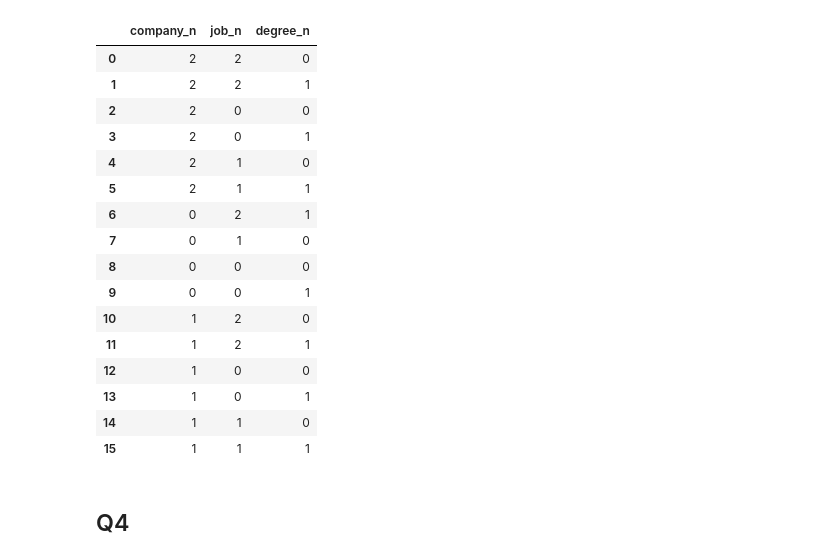
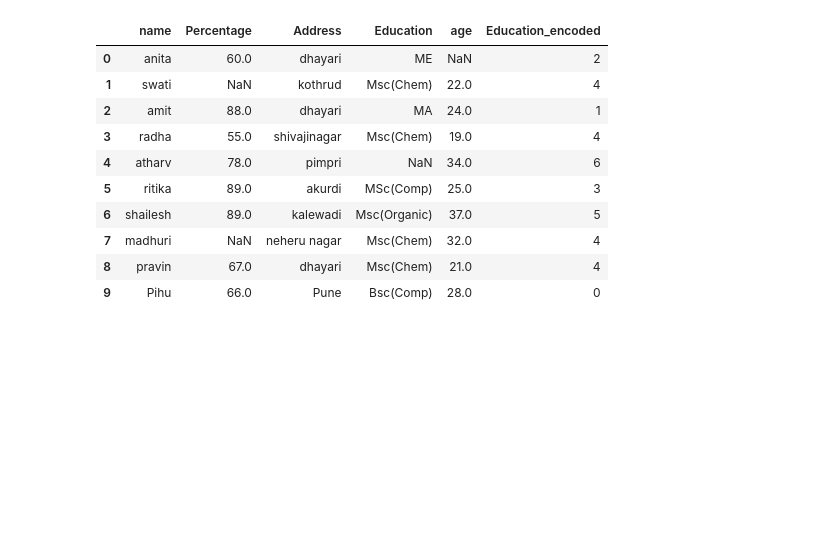
Before and after one commit to aryanm39/Machine-Learning, a Jupyter notebook: Assignment1/Assignment1.ipynb, the cells around one changed output. Cells and saved outputs as stored; diff of their text form; code cells hidden in the pictures; blank space fills up the shorter version.

```diff
--- a/Assignment1/Assignment1.ipynb
+++ b/Assignment1/Assignment1.ipynb
@@ -81,0 +37,3 @@ target=df['salary_more_then_100k']
+# %%
+new_df = pd.read_csv(r"/home/cslogin/mscii92/dataset/msc/student.csv")
+new_df
@@ -82,5 +74,17 @@ target=df['salary_more_then_100k']
 # %%
 from sklearn.preprocessing import LabelEncoder
-le_company=LabelEncoder()
-le_job=LabelEncoder()
-le_degree=LabelEncoder()
+le = LabelEncoder()
+new_df['Education_encoded'] = le.fit_transform(new_df['Education'])
+new_df
+# %% [output]
+|  | name | Percentage | Address | Education | age | Education_encoded |
+| 0 | anita | 60.0 | dhayari | ME | NaN | 2 |
+| 1 | swati | NaN | kothrud | Msc(Chem) | 22.0 | 4 |
+| 2 | amit | 88.0 | dhayari | MA | 24.0 | 1 |
+| 3 | radha | 55.0 | shivajinagar | Msc(Chem) | 19.0 | 4 |
+| 4 | atharv | 78.0 | pimpri | NaN | 34.0 | 6 |
+| 5 | ritika | 89.0 | akurdi | MSc(Comp) | 25.0 | 3 |
+| 6 | shailesh | 89.0 | kalewadi | Msc(Organic) | 37.0 | 5 |
+| 7 | madhuri | NaN | neheru nagar | Msc(Chem) | 32.0 | 4 |
+| 8 | pravin | 67.0 | dhayari | Msc(Chem) | 21.0 | 4 |
+| 9 | Pihu | 66.0 | Pune | Bsc(Comp) | 28.0 | 0 |
@@ -91,23 +90,0 @@ inputs['degree_n']=le_degree.fit_transform(inputs['degree'])
-# %%
-inputs_n=inputs.drop(['company','job','degree'],axis='columns')
-inputs_n
-# %% [output]
-|  | company_n | job_n | degree_n |
-| 0 | 2 | 2 | 0 |
-| 1 | 2 | 2 | 1 |
-| 2 | 2 | 0 | 0 |
-| 3 | 2 | 0 | 1 |
-| 4 | 2 | 1 | 0 |
-| 5 | 2 | 1 | 1 |
-| 6 | 0 | 2 | 1 |
-| 7 | 0 | 1 | 0 |
-| 8 | 0 | 0 | 0 |
-| 9 | 0 | 0 | 1 |
-| 10 | 1 | 2 | 0 |
-| 11 | 1 | 2 | 1 |
-| 12 | 1 | 0 | 0 |
-| 13 | 1 | 0 | 1 |
-| 14 | 1 | 1 | 0 |
-| 15 | 1 | 1 | 1 |
-# %% [markdown]
-## Q4
```
Also changed, not shown: parts of 28 cells of this notebook, 5 other files.
